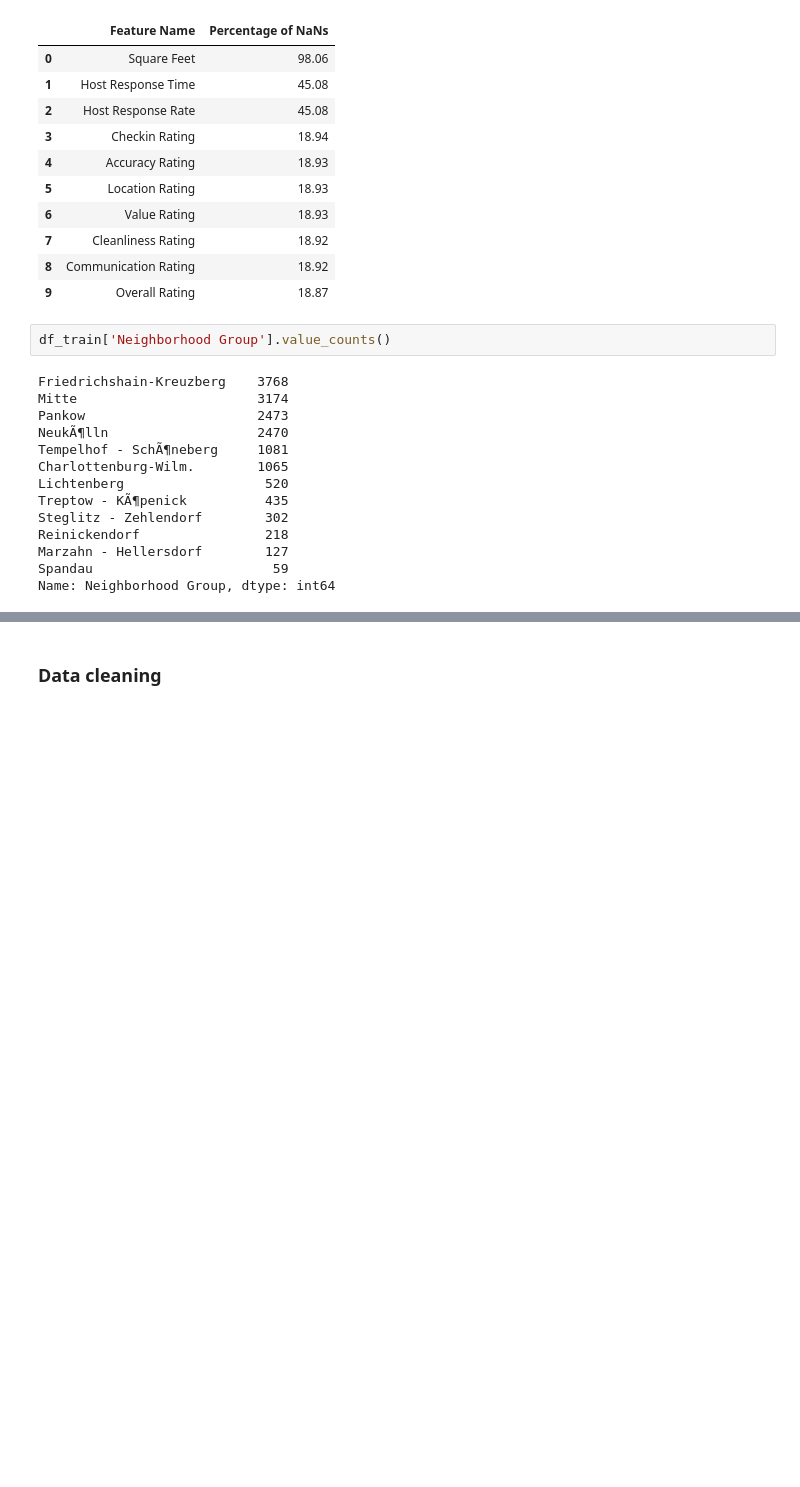
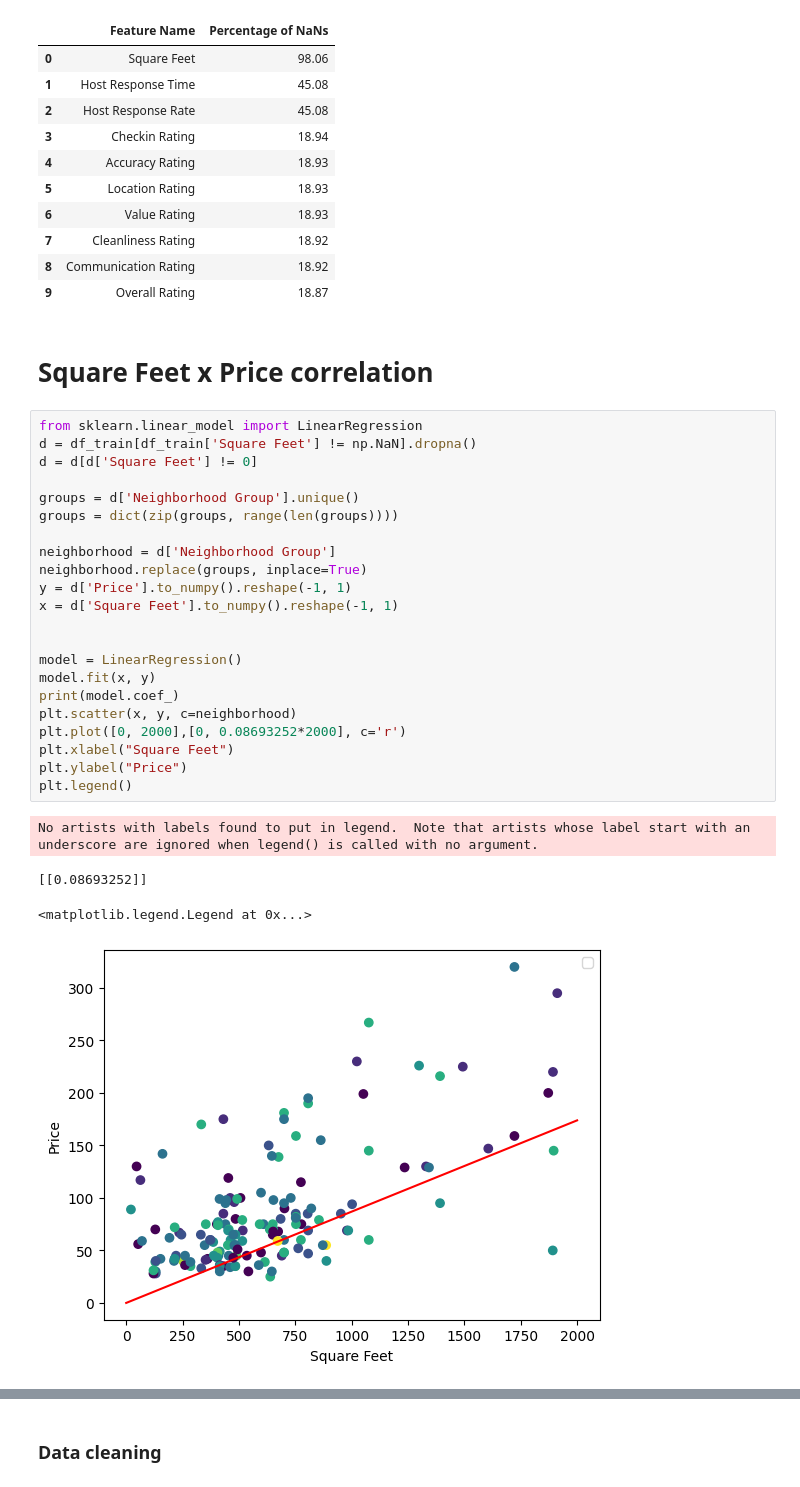
Before and after one commit to jose-melo/airbnb-berlin-price, a Jupyter notebook: src/berlin.ipynb, the cells around one changed output, grey strips where cells are left out. Drawn from its saved outputs; the diff is of its cells as text; blank space fills up the shorter version.

Commit message:
Square Feet analysis

```diff
--- a/src/berlin.ipynb
+++ b/src/berlin.ipynb
@@ -87,19 +85,32 @@ df.sort_values(by=['Percentage of NaNs'], ascending=False).reset_index().drop(['
 | 7 | Cleanliness Rating | 18.92 |
 | 8 | Communication Rating | 18.92 |
 | 9 | Overall Rating | 18.87 |
-# %%
-df_train['Neighborhood Group'].value_counts()
-# %% [output]
-Friedrichshain-Kreuzberg    3768
-Mitte                       3174
-Pankow                      2473
-NeukÃ¶lln                   2470
-Tempelhof - SchÃ¶neberg     1081
-Charlottenburg-Wilm.        1065
-Lichtenberg                  520
-Treptow - KÃ¶penick          435
-Steglitz - Zehlendorf        302
-Reinickendorf                218
-Marzahn - Hellersdorf        127
-Spandau                       59
-Name: Neighborhood Group, dtype: int64
+# %% [markdown]
+# Square Feet x Price correlation
+# %%
+from sklearn.linear_model import LinearRegression
+d = df_train[df_train['Square Feet'] != np.NaN].dropna()
+d = d[d['Square Feet'] != 0]
+
+groups = d['Neighborhood Group'].unique()
+groups = dict(zip(groups, range(len(groups))))
+
+neighborhood = d['Neighborhood Group']
+neighborhood.replace(groups, inplace=True)
+y = d['Price'].to_numpy().reshape(-1, 1)
+x = d['Square Feet'].to_numpy().reshape(-1, 1)
+
+
+model = LinearRegression()
+model.fit(x, y)
+print(model.coef_)
+plt.scatter(x, y, c=neighborhood)
+plt.plot([0, 2000],[0, 0.08693252*2000], c='r')
+plt.xlabel("Square Feet")
+plt.ylabel("Price")
+plt.legend()
+# %% [output]
+No artists with labels found to put in legend.  Note that artists whose label start with an underscore are ignored when legend() is called with no argument.
+[[0.08693252]]
+<matplotlib.legend.Legend at 0x...>
+[figure, added]
```
Also changed, not shown: parts of 14 cells of this notebook.
